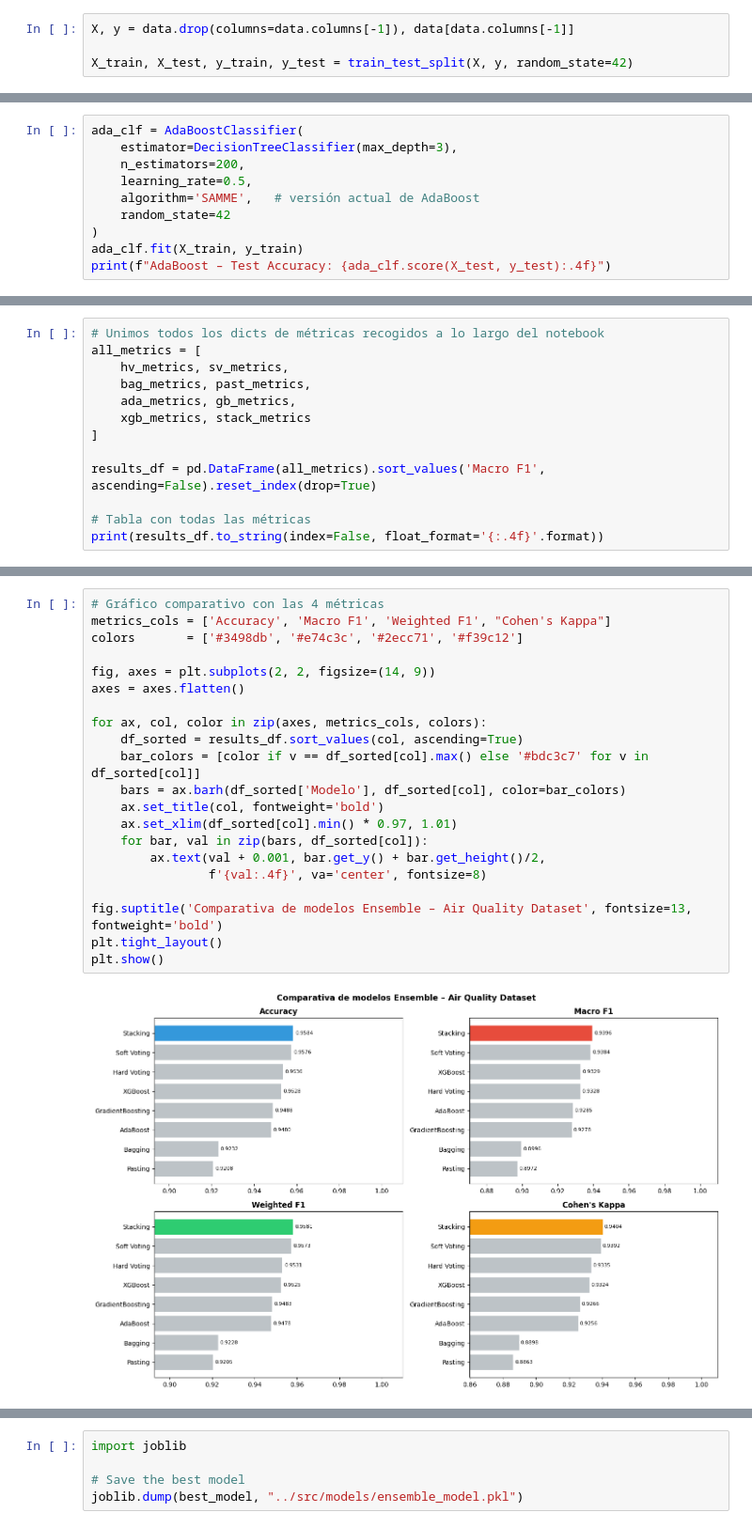
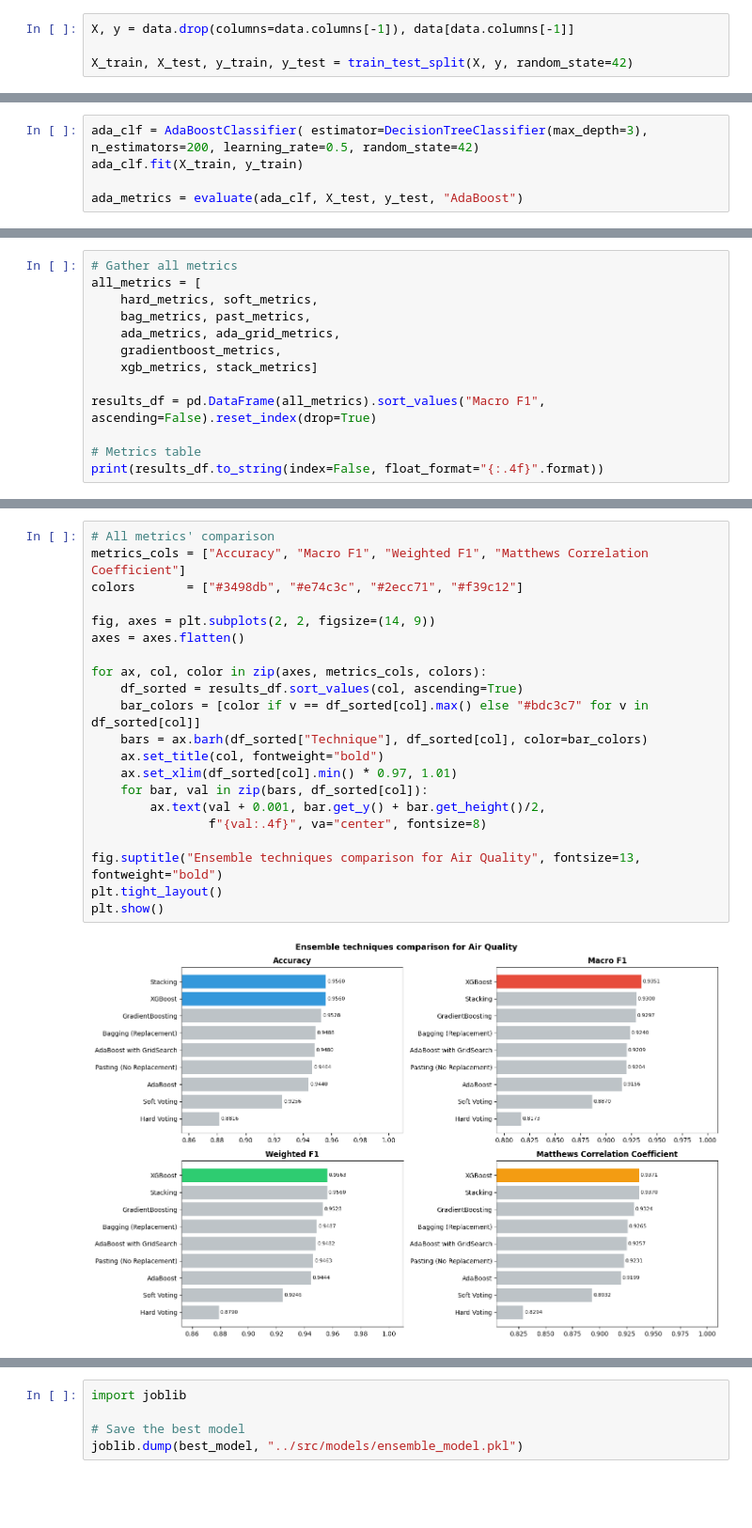
Before and after one commit to josuviteri/Atmo-Ensemble, a Jupyter notebook: notebooks/01_ensemble_learning.ipynb, the cells around one changed output, grey strips where cells are left out. Shown at 94% size. Saved outputs shown, nothing was run; the diff lists cells and outputs as text; blank space fills up the shorter version.

Commit message:
ensemble notebook perfect

```diff
--- a/notebooks/01_ensemble_learning.ipynb
+++ b/notebooks/01_ensemble_learning.ipynb
@@ -211,11 +197,6 @@ Aumenta el peso de las muestras mal clasificadas en cada iteración. El estimado
 # %%
-ada_clf = AdaBoostClassifier(
-    estimator=DecisionTreeClassifier(max_depth=3),
-    n_estimators=200,
-    learning_rate=0.5,
-    algorithm='SAMME',   # versión actual de AdaBoost
-    random_state=42
-)
+ada_clf = AdaBoostClassifier( estimator=DecisionTreeClassifier(max_depth=3), n_estimators=200, learning_rate=0.5, random_state=42)
 ada_clf.fit(X_train, y_train)
-print(f"AdaBoost – Test Accuracy: {ada_clf.score(X_test, y_test):.4f}")
+
+ada_metrics = evaluate(ada_clf, X_test, y_test, "AdaBoost")
 # %% [output]
@@ -354,14 +309,14 @@ stack_metrics = evaluate(stacking_clf, X_test_sc, y_test, 'Stacking')
 # %%
-# Unimos todos los dicts de métricas recogidos a lo largo del notebook
+# Gather all metrics
 all_metrics = [
-    hv_metrics, sv_metrics,
+    hard_metrics, soft_metrics,
     bag_metrics, past_metrics,
-    ada_metrics, gb_metrics,
-    xgb_metrics, stack_metrics
-]
+    ada_metrics, ada_grid_metrics,
+    gradientboost_metrics,
+    xgb_metrics, stack_metrics]
 
-results_df = pd.DataFrame(all_metrics).sort_values('Macro F1', ascending=False).reset_index(drop=True)
+results_df = pd.DataFrame(all_metrics).sort_values("Macro F1", ascending=False).reset_index(drop=True)
 
-# Tabla con todas las métricas
-print(results_df.to_string(index=False, float_format='{:.4f}'.format))
+# Metrics table
+print(results_df.to_string(index=False, float_format="{:.4f}".format))
 # %% [output]
@@ -377,24 +333,24 @@ GradientBoosting    0.9488    0.9278       0.9483         0.9266
 # %%
-# Gráfico comparativo con las 4 métricas
-metrics_cols = ['Accuracy', 'Macro F1', 'Weighted F1', "Cohen's Kappa"]
-colors       = ['#3498db', '#e74c3c', '#2ecc71', '#f39c12']
+# All metrics' comparison
+metrics_cols = ["Accuracy", "Macro F1", "Weighted F1", "Matthews Correlation Coefficient"]
+colors       = ["#3498db", "#e74c3c", "#2ecc71", "#f39c12"]
 
 fig, axes = plt.subplots(2, 2, figsize=(14, 9))
 axes = axes.flatten()
 
 for ax, col, color in zip(axes, metrics_cols, colors):
     df_sorted = results_df.sort_values(col, ascending=True)
-    bar_colors = [color if v == df_sorted[col].max() else '#bdc3c7' for v in df_sorted[col]]
-    bars = ax.barh(df_sorted['Modelo'], df_sorted[col], color=bar_colors)
-    ax.set_title(col, fontweight='bold')
+    bar_colors = [color if v == df_sorted[col].max() else "#bdc3c7" for v in df_sorted[col]]
+    bars = ax.barh(df_sorted["Technique"], df_sorted[col], color=bar_colors)
+    ax.set_title(col, fontweight="bold")
     ax.set_xlim(df_sorted[col].min() * 0.97, 1.01)
     for bar, val in zip(bars, df_sorted[col]):
         ax.text(val + 0.001, bar.get_y() + bar.get_height()/2,
-                f'{val:.4f}', va='center', fontsize=8)
+                f"{val:.4f}", va="center", fontsize=8)
 
-fig.suptitle('Comparativa de modelos Ensemble – Air Quality Dataset', fontsize=13, fontweight='bold')
+fig.suptitle("Ensemble techniques comparison for Air Quality", fontsize=13, fontweight="bold")
 plt.tight_layout()
 plt.show()
 # %% [output]
-[figure, old version]
+[figure, new version]
 # %%
```
Also changed, not shown: parts of 26 cells of this notebook, 1 other file.
